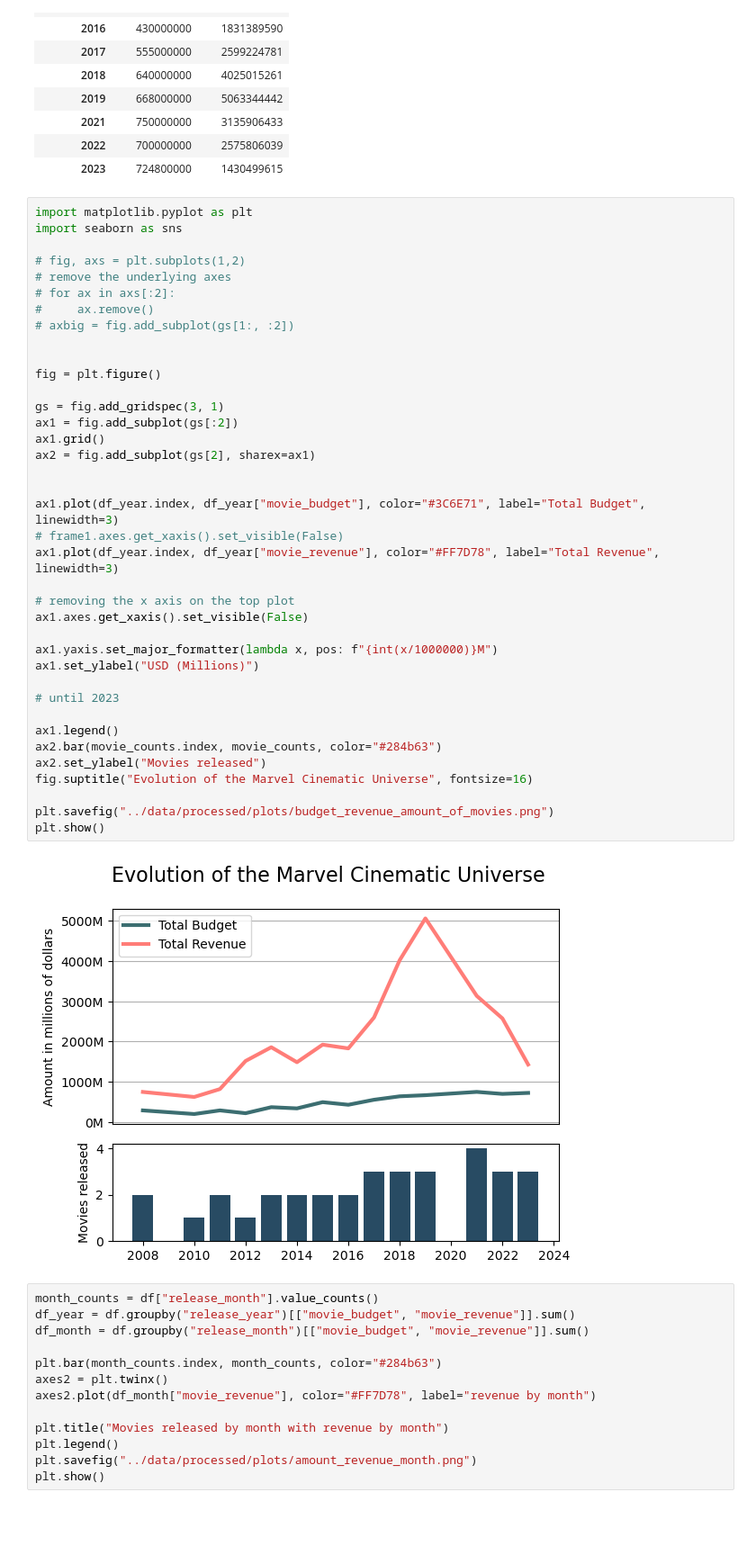
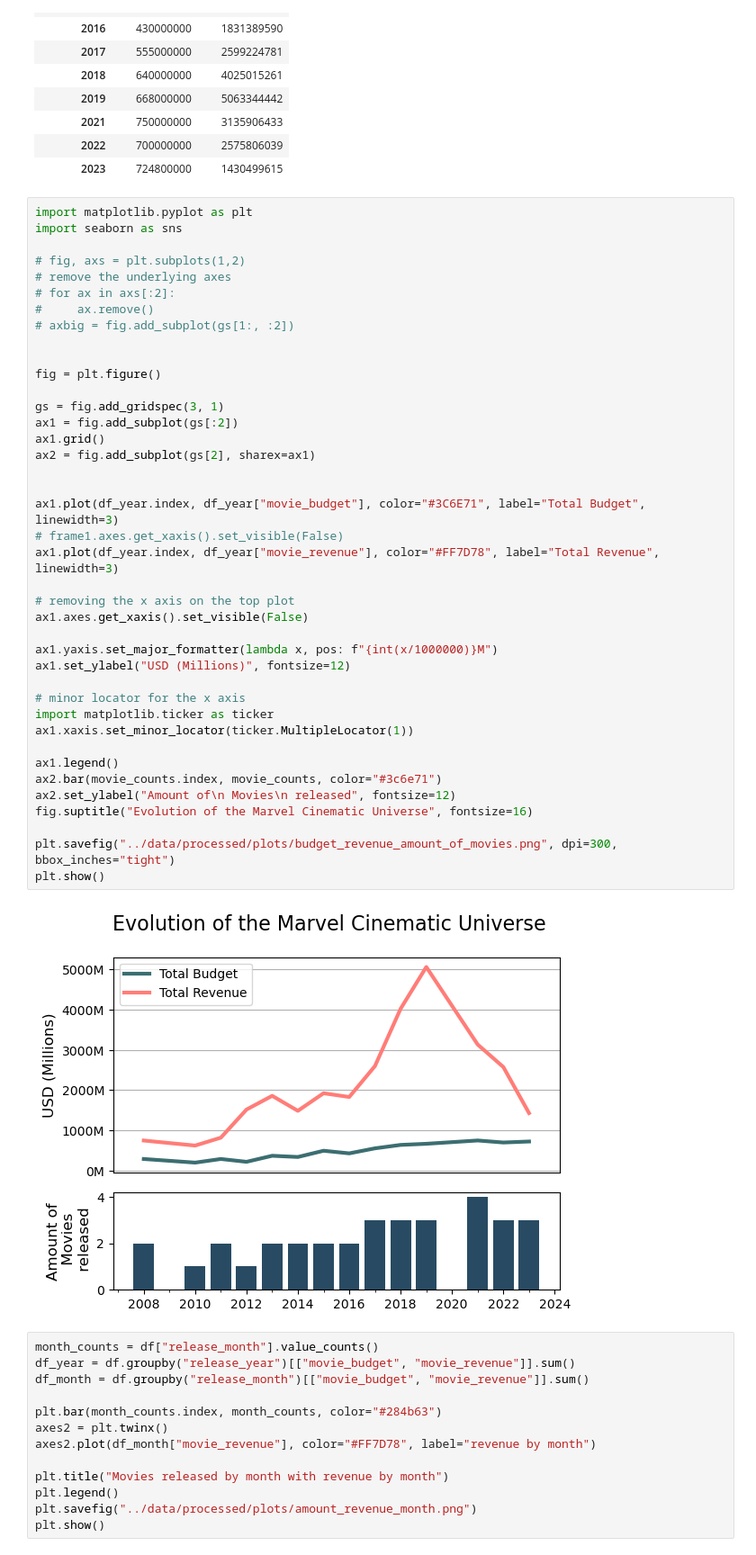
Before and after one commit to rizz-kings/data-in-the-wild, a Jupyter notebook: notebooks/popularity_analysis.ipynb, the cells around one changed output. Shown at 90% size. Drawn from its saved outputs; the diff is of its cells as text; blank space fills up the shorter version.

Commit message:
plot updates again..

```diff
--- a/notebooks/popularity_analysis.ipynb
+++ b/notebooks/popularity_analysis.ipynb
@@ -73,39 +73,41 @@ import seaborn as sns
 # fig, axs = plt.subplots(1,2)
 # remove the underlying axes
 # for ax in axs[:2]:
 #     ax.remove()
 # axbig = fig.add_subplot(gs[1:, :2])
 
 
 fig = plt.figure()
 
 gs = fig.add_gridspec(3, 1)
 ax1 = fig.add_subplot(gs[:2])
 ax1.grid()
 ax2 = fig.add_subplot(gs[2], sharex=ax1)
 
 
 ax1.plot(df_year.index, df_year["movie_budget"], color="#3C6E71", label="Total Budget", linewidth=3)
 # frame1.axes.get_xaxis().set_visible(False)
 ax1.plot(df_year.index, df_year["movie_revenue"], color="#FF7D78", label="Total Revenue", linewidth=3)
 
 # removing the x axis on the top plot
 ax1.axes.get_xaxis().set_visible(False)
 
 ax1.yaxis.set_major_formatter(lambda x, pos: f"{int(x/1000000)}M")
-ax1.set_ylabel("USD (Millions)")
+ax1.set_ylabel("USD (Millions)", fontsize=12)
 
-# until 2023
+# minor locator for the x axis
+import matplotlib.ticker as ticker
+ax1.xaxis.set_minor_locator(ticker.MultipleLocator(1))
 
 ax1.legend()
-ax2.bar(movie_counts.index, movie_counts, color="#284b63")
-ax2.set_ylabel("Movies released")
+ax2.bar(movie_counts.index, movie_counts, color="#3c6e71")
+ax2.set_ylabel("Amount of\n Movies\n released", fontsize=12)
 fig.suptitle("Evolution of the Marvel Cinematic Universe", fontsize=16)
 
-plt.savefig("../data/processed/plots/budget_revenue_amount_of_movies.png")
+plt.savefig("../data/processed/plots/budget_revenue_amount_of_movies.png", dpi=300, bbox_inches="tight")
 plt.show()
 # %% [output]
-[figure, old version]
+[figure, new version]
 # %%
 month_counts = df["release_month"].value_counts()
 df_year = df.groupby("release_year")[["movie_budget", "movie_revenue"]].sum()
```
Also changed, not shown: 3 other files.
